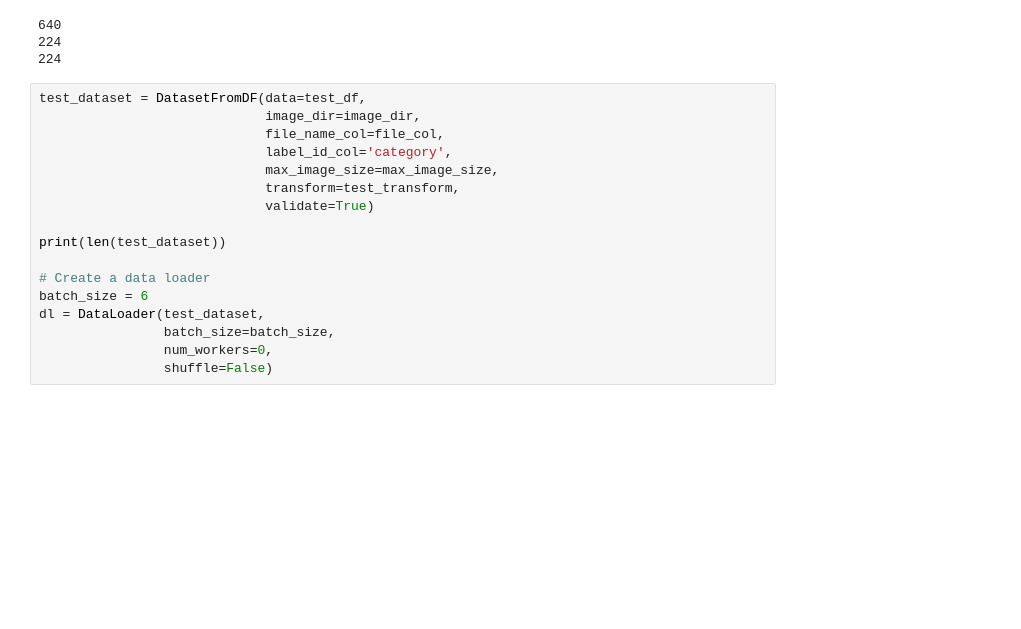
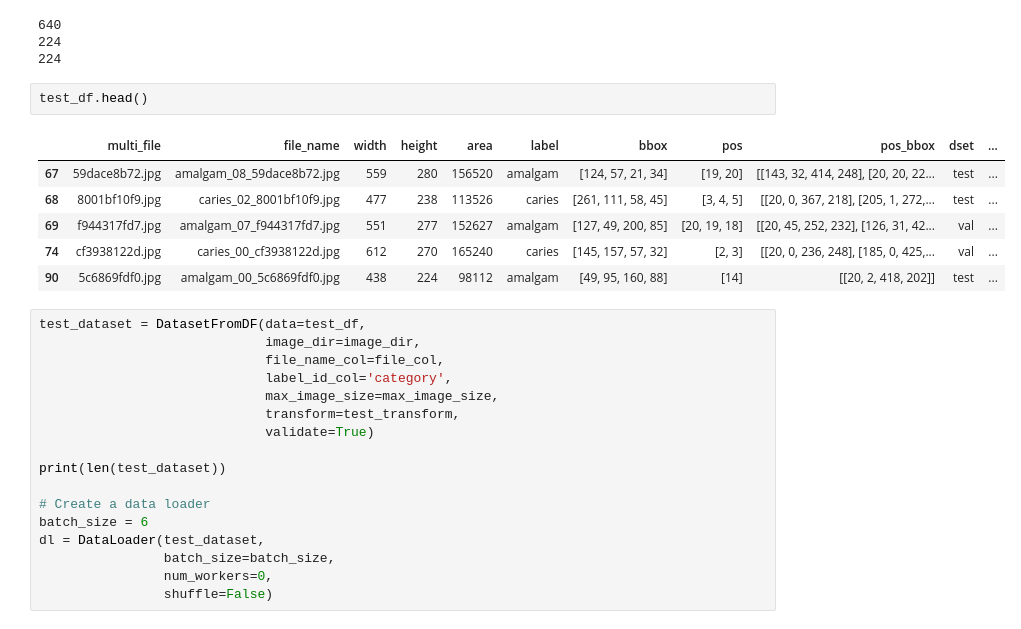
Before and after one commit to ccb-hms/computervision, a Jupyter notebook: notebooks/classification/08_test_model.ipynb, the cells around one changed output. Cells and saved outputs as stored; diff of their text form; blank space fills up the shorter version.

```diff
--- a/notebooks/classification/08_test_model.ipynb
+++ b/notebooks/classification/08_test_model.ipynb
@@ -230,6 +220,15 @@ test_transform = alb.Compose(resize_and_normalize)
 640
 224
 224
+# %%
+test_df.head()
+# %% [output]
+|  | multi_file | file_name | width | height | area | label | bbox | pos | pos_bbox | dset | ... |
+| 67 | 59dace8b72.jpg | amalgam_08_59dace8b72.jpg | 559 | 280 | 156520 | amalgam | [124, 57, 21, 34] | [19, 20] | [[143, 32, 414, 248], [20, 20, 22... | test | ... |
+| 68 | 8001bf10f9.jpg | caries_02_8001bf10f9.jpg | 477 | 238 | 113526 | caries | [261, 111, 58, 45] | [3, 4, 5] | [[20, 0, 367, 218], [205, 1, 272,... | test | ... |
+| 69 | f944317fd7.jpg | amalgam_07_f944317fd7.jpg | 551 | 277 | 152627 | amalgam | [127, 49, 200, 85] | [20, 19, 18] | [[20, 45, 252, 232], [126, 31, 42... | val | ... |
+| 74 | cf3938122d.jpg | caries_00_cf3938122d.jpg | 612 | 270 | 165240 | caries | [145, 157, 57, 32] | [2, 3] | [[20, 0, 236, 248], [185, 0, 425,... | val | ... |
+| 90 | 5c6869fdf0.jpg | amalgam_00_5c6869fdf0.jpg | 438 | 224 | 98112 | amalgam | [49, 95, 160, 88] | [14] | [[20, 2, 418, 202]] | test | ... |
 # %%
 test_dataset = DatasetFromDF(data=test_df,
                              image_dir=image_dir,
```
Also changed, not shown: parts of 12 cells of this notebook.
